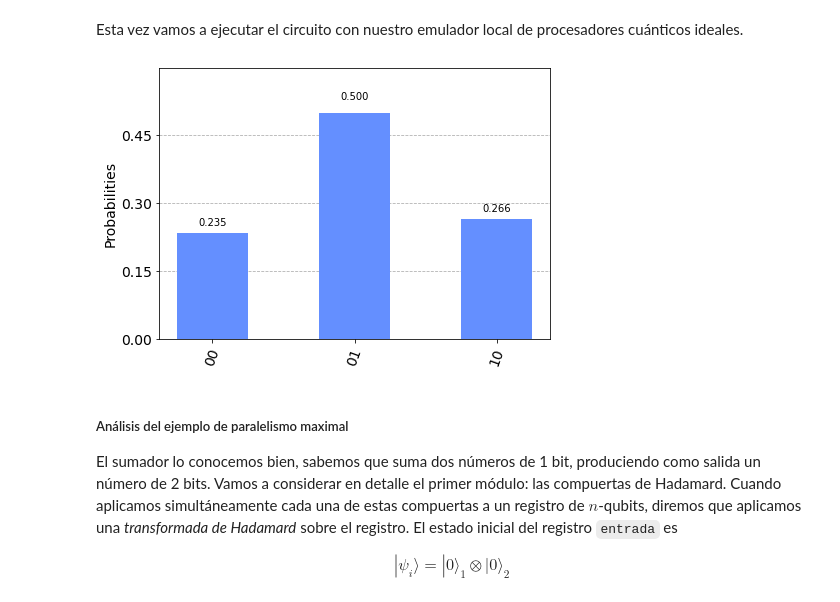
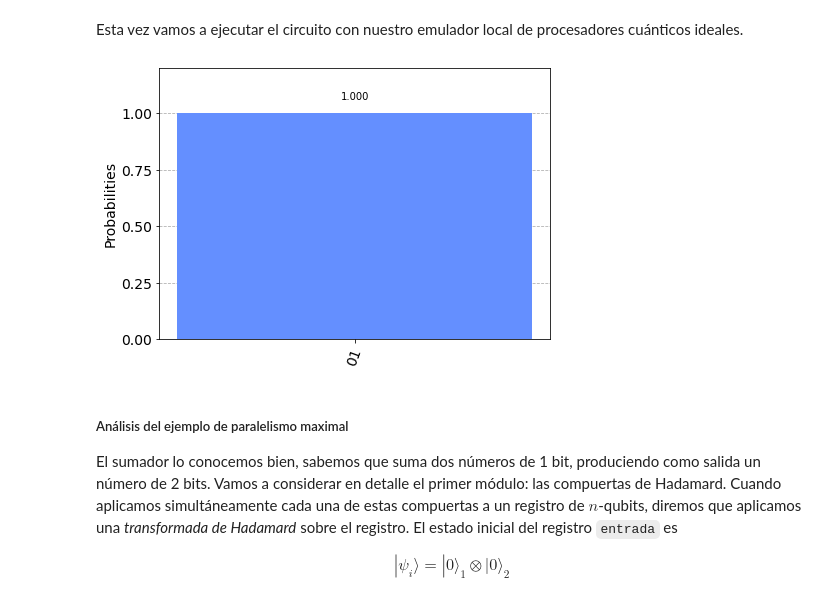
Before and after one commit to QC-FEM/QC-CrashCourse, a Jupyter notebook: Lec_3_BlochSphere/Lec_3_BlochSphere.ipynb, the cells around one changed output. Drawn from its saved outputs; the diff is of its cells as text; code cells hidden in the pictures.

```diff
--- a/Lec_3_BlochSphere/Lec_3_BlochSphere.ipynb
+++ b/Lec_3_BlochSphere/Lec_3_BlochSphere.ipynb
@@ -452,12 +491,14 @@ Sumador.draw(output='mpl')
 Esta vez vamos a ejecutar el circuito con nuestro emulador local de procesadores cuánticos ideales.
 # %%
 simulator = Aer.get_backend('qasm_simulator')
+
 ## Simulamos el circuito
-resultados = execute(Sumador,simulator,shots=4096).result().get_counts()
+resultados = execute(Sumador,simulator,shots=1).result().get_counts()
+
 ## Dibujamos el histograma de resultados
 plot_histogram(resultados)
 # %% [output]
-[figure, old version]
+[figure, new version]
 # %% [markdown]
 ##### Análisis del ejemplo de paralelismo maximal
 
```
Also changed, not shown: parts of 22 cells of this notebook, 29 other files.
